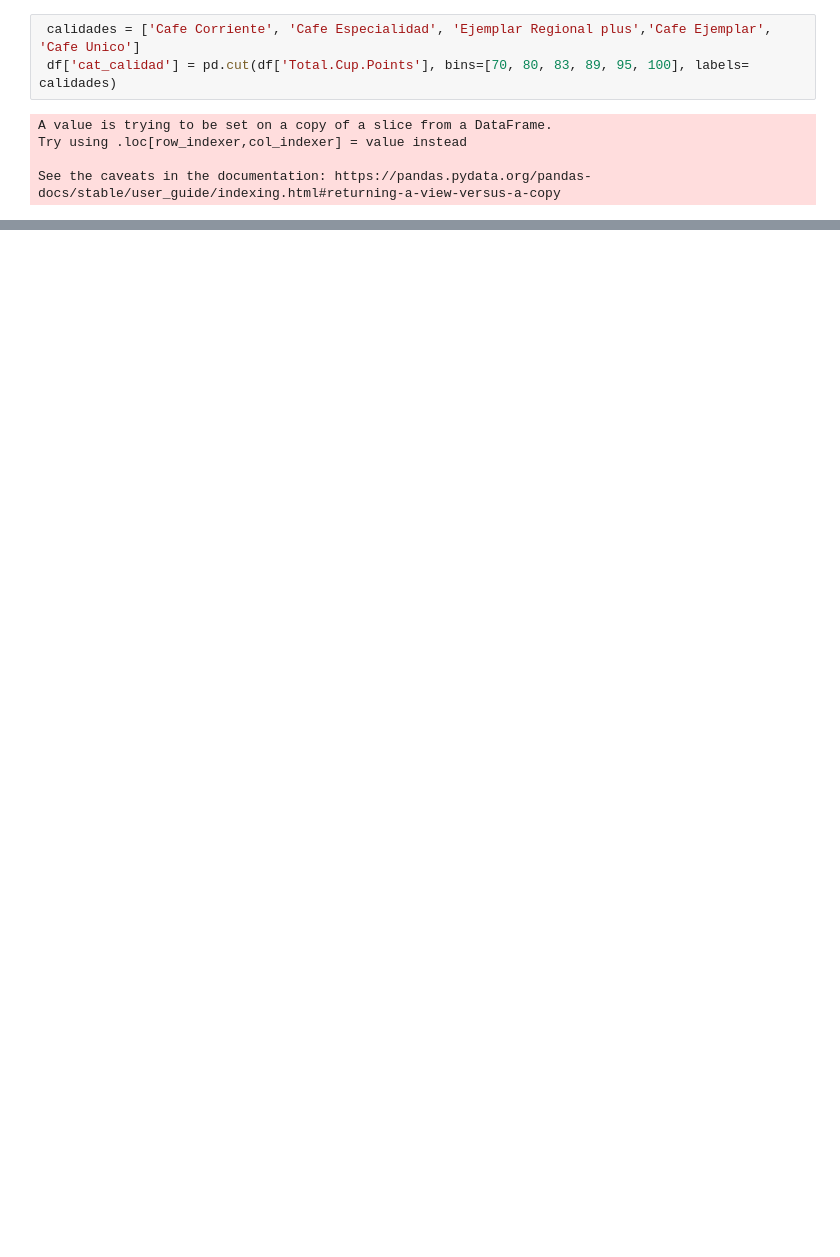
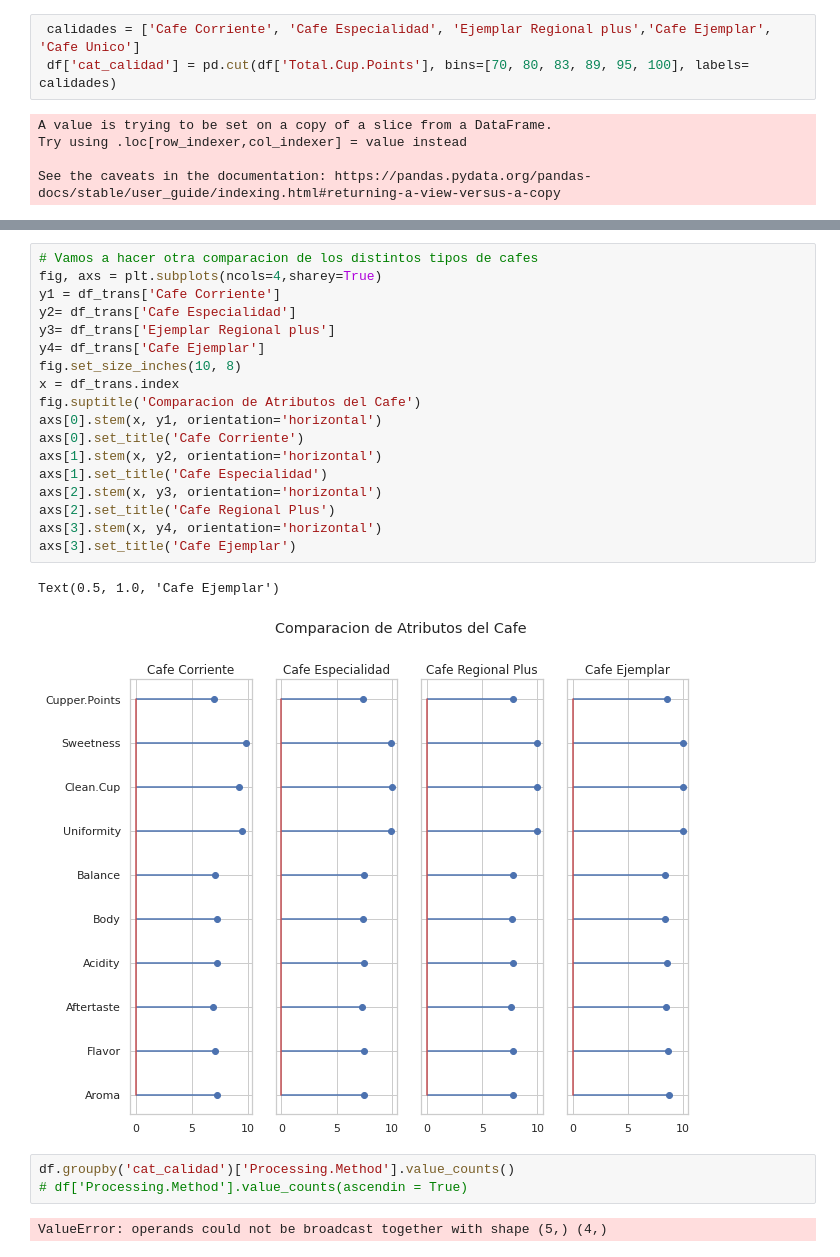
Before and after one commit to jagg2994/Cafe-dataset, a Jupyter notebook: notebook.ipynb, the cells around one changed output, grey strips where cells are left out. Saved outputs shown, nothing was run; the diff lists cells and outputs as text; blank space fills up the shorter version.

```diff
--- a/notebook.ipynb
+++ b/notebook.ipynb
@@ -237,3 +261,29 @@ IndexError: iloc cannot enlarge its target object
+# %%
+# Vamos a hacer otra comparacion de los distintos tipos de cafes
+fig, axs = plt.subplots(ncols=4,sharey=True)
+y1 = df_trans['Cafe Corriente']
+y2= df_trans['Cafe Especialidad']
+y3= df_trans['Ejemplar Regional plus']
+y4= df_trans['Cafe Ejemplar']
+fig.set_size_inches(10, 8)
+x = df_trans.index
+fig.suptitle('Comparacion de Atributos del Cafe')
+axs[0].stem(x, y1, orientation='horizontal')
+axs[0].set_title('Cafe Corriente')
+axs[1].stem(x, y2, orientation='horizontal')
+axs[1].set_title('Cafe Especialidad')
+axs[2].stem(x, y3, orientation='horizontal')
+axs[2].set_title('Cafe Regional Plus')
+axs[3].stem(x, y4, orientation='horizontal')
+axs[3].set_title('Cafe Ejemplar')
+# %% [output]
+Text(0.5, 1.0, 'Cafe Ejemplar')
+[figure, added]
+# %%
+df.groupby('cat_calidad')['Processing.Method'].value_counts()
+# df['Processing.Method'].value_counts(ascendin = True)
+# %% [output]
+ValueError: operands could not be broadcast together with shape (5,) (4,)
 # %% [markdown]
 <a style='text-decoration:none;line-height:16px;display:flex;color:#5B5B62;padding:10px;justify-content:end;' href='https://deepnote.com?utm_source=created-in-deepnote-cell&projectId=1bbe7208-05f4-4bda-a05e-48e97ac1db26' target="_blank">
 <img alt='Created in deepnote.com' style='display:inline;max-height:16px;margin:0px;margin-right:7.5px;' src='embedded-picture-1' > </img>
```
Also changed, not shown: parts of 6 cells of this notebook, 1 other file.
